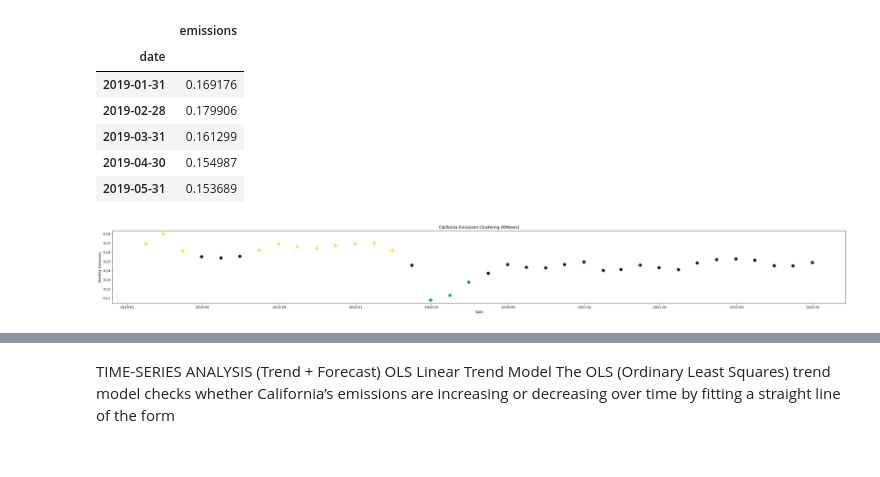
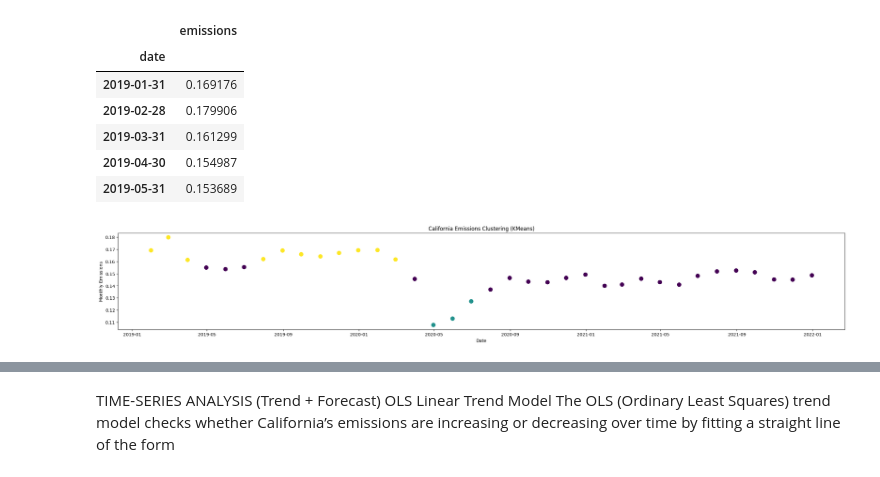
Before and after one commit to Williardm/CARBONEMISSION, a Jupyter notebook: Assignment.ipynb, the cells around one changed output, grey strips where cells are left out. Saved outputs shown, nothing was run; the diff lists cells and outputs as text; code cells hidden in the pictures.

```diff
--- a/Assignment.ipynb
+++ b/Assignment.ipynb
@@ -399,11 +455,11 @@ kmeans = KMeans(n_clusters=3, random_state=42)
 monthly_ca['cluster'] = kmeans.fit_predict(X_scaled)
 # %%
 #Visualize Clusters
-plt.figure(figsize=(40,4))
+plt.figure(figsize=(30,4))
 plt.scatter(monthly_ca.index, monthly_ca['emissions'], c=monthly_ca['cluster'], s=80)
 plt.title("California Emissions Clustering (KMeans)")
 plt.xlabel("Date")
 plt.ylabel("Monthly Emissions")
 plt.show()
 # %% [output]
-[figure, old version]
+[figure, new version]
```
Also changed, not shown: parts of 48 cells of this notebook, 1 other file.
